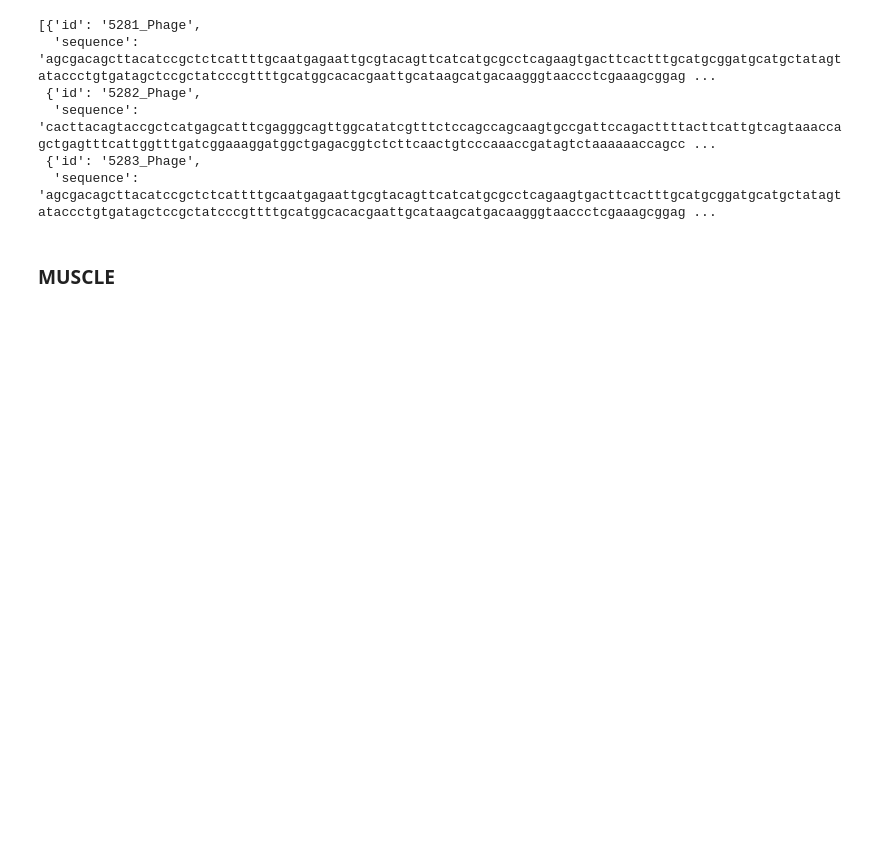
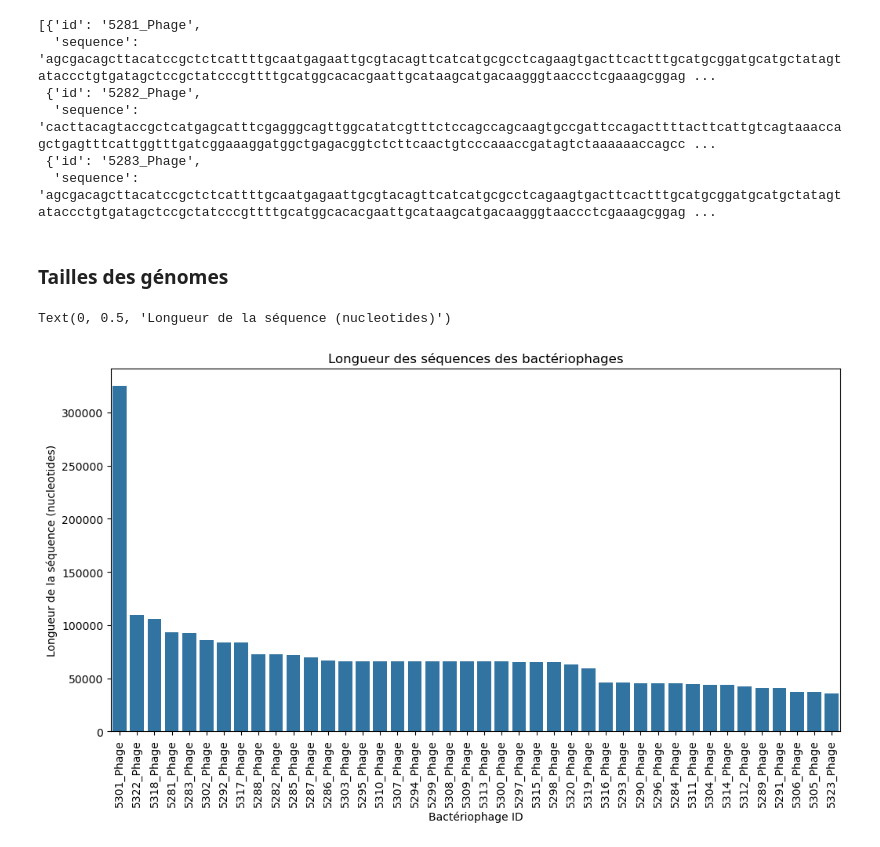
Before and after one commit to RemiAncay/bbc-miniproj, a Jupyter notebook: MiniProjet.ipynb, the cells around one changed output. Saved outputs shown, nothing was run; the diff lists cells and outputs as text; code cells hidden in the pictures; blank space fills up the shorter version.

```diff
--- a/MiniProjet.ipynb
+++ b/MiniProjet.ipynb
@@ -84,12 +155,14 @@ plt.show()
 # %%
-protein_seqList = []
+phages_seqList = []
 
 with open("data/assemblies.fasta", "r") as fasta_file:
     for line in fasta_file:
         if line.startswith(">"):
             # Si c'est une ligne d'en-tête, on ajoute l'ID de la protéine
-            protein_id = line.strip().split()[0][1:]
-            protein_seqList.append({"id": protein_id, "sequence": ""})
+            phage_id = line.strip().split()[0][1:]
+            phages_seqList.append({"id": phage_id, "sequence": ""})
         else:
             # Si c'est une ligne de séquence, on ajoute la séquence
-            protein_seqList[-1]["sequence"] += line.strip()
+            phages_seqList[-1]["sequence"] += line.strip()
+
+print("Nombre de séquences de bactériophages : ", len(phages_seqList))
@@ -102,5 +177,20 @@ protein_seqList[0:3] # Exemples
   'sequence': 'cacttacagtaccgctcatgagcatttcgagggcagttggcatatcgtttctccagccagcaagtgccgattccagacttttacttcattgtcagtaaaccagctgagtttcattggtttgatcggaaaggatggctgagacggtctcttcaactgtcccaaaccgatagtctaaaaaaccagcc ...
  {'id': '5283_Phage',
   'sequence': 'agcgacagcttacatccgctctcattttgcaatgagaattgcgtacagttcatcatgcgcctcagaagtgacttcactttgcatgcggatgcatgctatagtataccctgtgatagctccgctatcccgttttgcatggcacacgaattgcataagcatgacaagggtaaccctcgaaagcggag ...
-# %% [markdown]
-### MUSCLE
+# %% [markdown]
+### Tailles des génomes
+# %%
+#Graphique de la longueur des séquences
+
+phages_df = pd.DataFrame(phages_seqList)
+phages_df['length'] = phages_df['sequence'].apply(len)
+
+plt.figure(figsize=(12, 6))
+sns.barplot(x='id', y='length', data=phages_df.sort_values('length', ascending=False))
+plt.xticks(rotation=90)
+plt.title("Longueur des séquences des bactériophages")
+plt.xlabel("Bactériophage ID")
+plt.ylabel("Longueur de la séquence (nucleotides)")
+# %% [output]
+Text(0, 0.5, 'Longueur de la séquence (nucleotides)')
+[figure, added]
```
Also changed, not shown: parts of 17 cells of this notebook, 44 other files.
